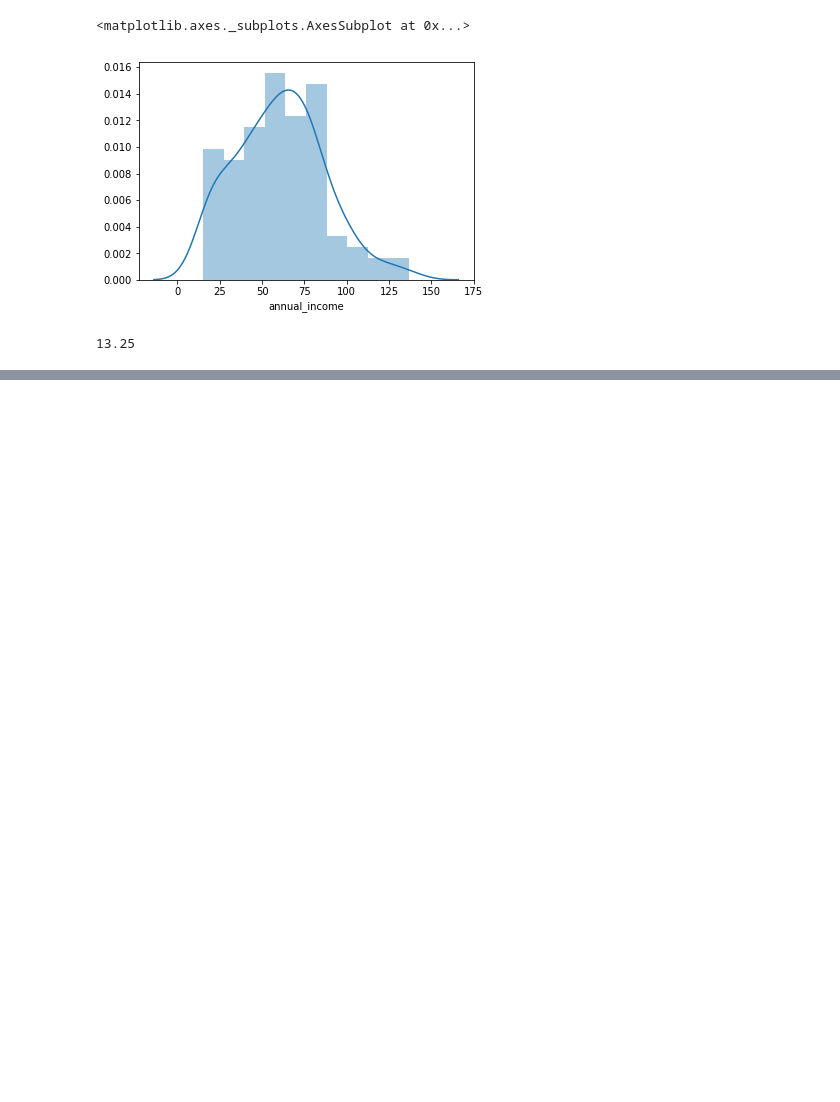
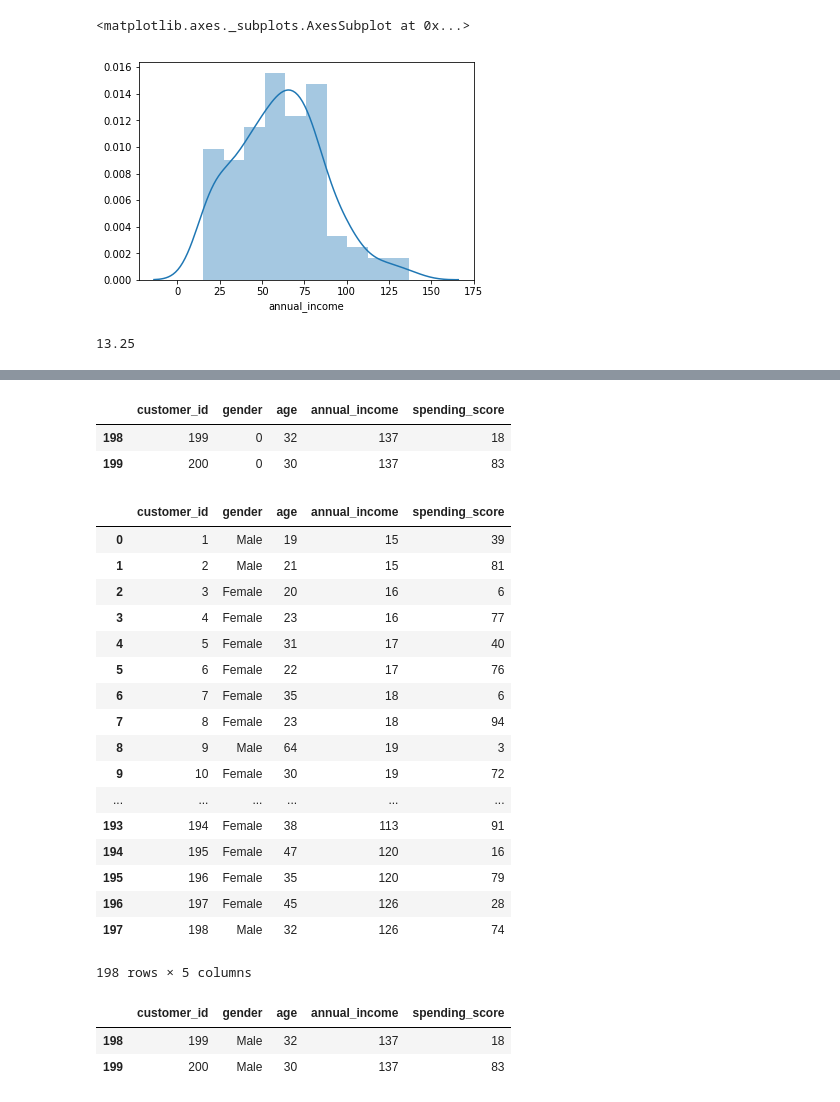
Before and after one commit to Norrick-McGee/ds-methodologies-exercises, a Jupyter notebook: clustering/Data Wrangle.ipynb, the cells around one changed output, grey strips where cells are left out. Cells and saved outputs as stored; diff of their text form; code cells hidden in the pictures; blank space fills up the shorter version.

Commit message:
mall acq and prep finished

```diff
--- a/clustering/Data Wrangle.ipynb
+++ b/clustering/Data Wrangle.ipynb
@@ -181,0 +167,27 @@ import acquire_mall
+# %%
+prepare_mall.prep_outliers(df)
+# %% [output]
+|  | customer_id | gender | age | annual_income | spending_score |
+| 198 | 199 | 0 | 32 | 137 | 18 |
+| 199 | 200 | 0 | 30 | 137 | 83 |
+# %%
+prepare_mall.drop_outliers(df)
+# %% [output]
+|  | customer_id | gender | age | annual_income | spending_score |
+| 0 | 1 | Male | 19 | 15 | 39 |
+| 1 | 2 | Male | 21 | 15 | 81 |
+| 2 | 3 | Female | 20 | 16 | 6 |
+| 3 | 4 | Female | 23 | 16 | 77 |
+| 4 | 5 | Female | 31 | 17 | 40 |
+| 5 | 6 | Female | 22 | 17 | 76 |
+| 6 | 7 | Female | 35 | 18 | 6 |
+| 7 | 8 | Female | 23 | 18 | 94 |
+| 8 | 9 | Male | 64 | 19 | 3 |
+| 9 | 10 | Female | 30 | 19 | 72 |
+| ... | ... | ... | ... | ... | ... |
+| 193 | 194 | Female | 38 | 113 | 91 |
+| 194 | 195 | Female | 47 | 120 | 16 |
+| 195 | 196 | Female | 35 | 120 | 79 |
+| 196 | 197 | Female | 45 | 126 | 28 |
+| 197 | 198 | Male | 32 | 126 | 74 |
+198 rows × 5 columns
@@ -181,0 +201,6 @@ import acquire_mall
+# %%
+drop_outliers(df)
+# %% [output]
+|  | customer_id | gender | age | annual_income | spending_score |
+| 198 | 199 | Male | 32 | 137 | 18 |
+| 199 | 200 | Male | 30 | 137 | 83 |
```
Also changed, not shown: parts of 20 cells of this notebook, 1 other file.
